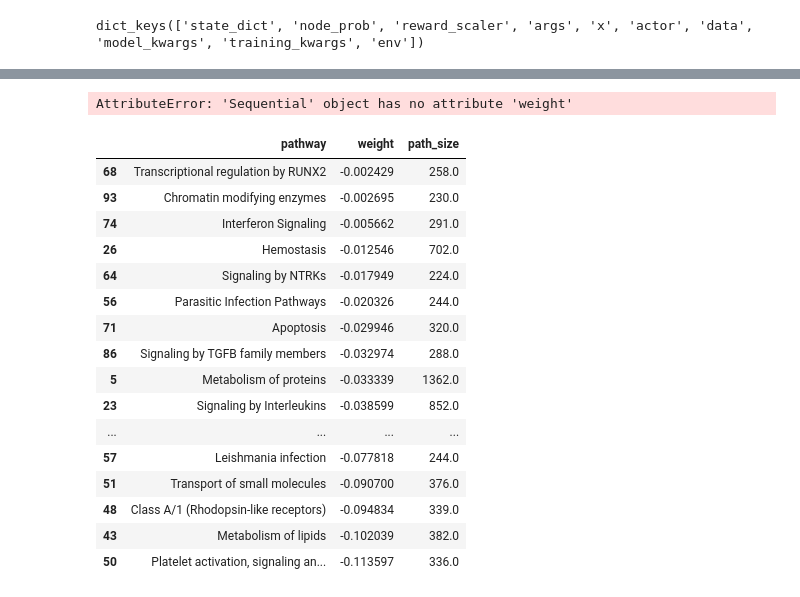
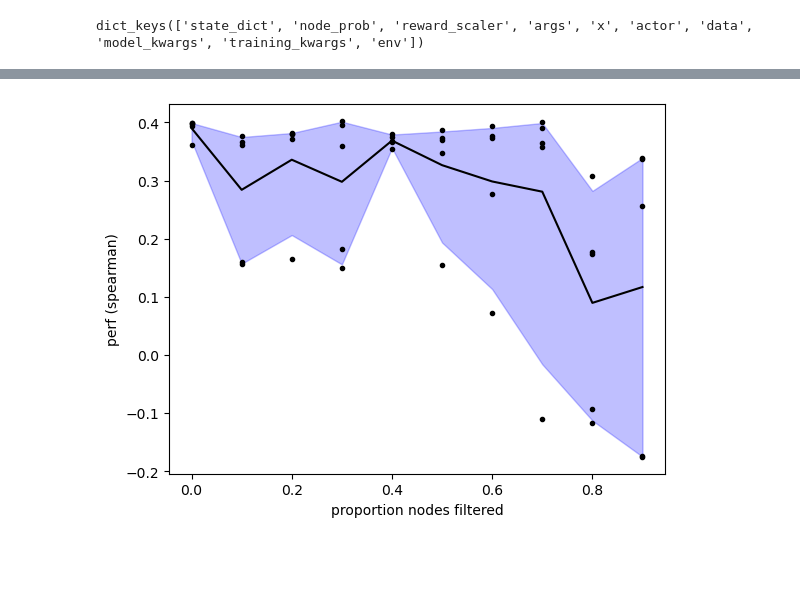
Before and after one commit to nathanieljevans/gsnn-lib, a Jupyter notebook: notebooks/_dev/devvv.ipynb, the cells around one changed output, grey strips where cells are left out. Cells and saved outputs as stored; diff of their text form; code cells hidden in the pictures; blank space fills up the shorter version.

```diff
--- a/notebooks/_dev/devvv.ipynb
+++ b/notebooks/_dev/devvv.ipynb
@@ -142,12 +206,33 @@ dict_keys(['state_dict', 'node_prob', 'reward_scaler', 'args', 'x', 'actor', 'da
 # %%
-env.model_kwargs['checkpoint'] = True
+# this should really be done with a test dataset ...
+
 env.train_dataset.root = '../../processed_data/'
 env.val_dataset.root = '../../processed_data/'
 
-qs=np.linspace(0.5,0.6, 2)
+qs=np.linspace(0., 0.9, 10)
+perfs = []
+
 for i,q in enumerate(qs):
-    print(f'progress: {i+1}/{len(qs)}', end='\r')
-    t = np.quantile(p, q=[q])[0]
-    action = torch.tensor((1.*(p>t)), dtype=torch.float32)
-    perf = env.run(action)
+    print(f'progress: {i+1}/{len(qs)}')
+    repls = []
+    for j in range(5):
+        t = np.quantile(p, q=[q])[0]
+        action = torch.tensor((1.*(p>t)), dtype=torch.float32)
+        repls.append( env.run(action) )
+    perfs.append(repls)
+
+p_mean = [np.mean(p) for p in perfs]
+p_q05 = [np.quantile(p, q=[0.05])[0] for p in perfs]
+p_q95 = [np.quantile(p, q=[0.95])[0] for p in perfs]
+
+plt.figure()
+plt.plot(qs, p_mean, 'k-')
+plt.fill_between(qs, p_q05, p_q95, color='b', alpha=0.25)
+
+for i in range(5):
+    plt.plot(qs, [p[i] for p in perfs], 'k.')
+
+plt.ylabel('perf (spearman)')
+plt.xlabel('proportion nodes filtered')
+plt.show()
 # %% [output]
@@ -155,26 +250 @@ progress: 1/2
+[figure, added]
-# %%
-
-res2 = pd.DataFrame({'pathway':data['pathway_dict']['names'], 'weight':NS.f.weight.detach().cpu().numpy().ravel().tolist(), 'path_size':data['pathway_dict']['x'].sum(dim=0)})
-res2.sort_values('weight', ascending=False).head(20)
-# %% [output]
-AttributeError: 'Sequential' object has no attribute 'weight'
-# %%
-res.sort_values('weight', ascending=False).tail(20)
-# %% [output]
-|  | pathway | weight | path_size |
-| 68 | Transcriptional regulation by RUNX2 | -0.002429 | 258.0 |
-| 93 | Chromatin modifying enzymes | -0.002695 | 230.0 |
-| 74 | Interferon Signaling | -0.005662 | 291.0 |
-| 26 | Hemostasis | -0.012546 | 702.0 |
-| 64 | Signaling by NTRKs | -0.017949 | 224.0 |
-| 56 | Parasitic Infection Pathways | -0.020326 | 244.0 |
-| 71 | Apoptosis | -0.029946 | 320.0 |
-| 86 | Signaling by TGFB family members | -0.032974 | 288.0 |
-| 5 | Metabolism of proteins | -0.033339 | 1362.0 |
-| 23 | Signaling by Interleukins | -0.038599 | 852.0 |
-| ... | ... | ... | ... |
-| 57 | Leishmania infection | -0.077818 | 244.0 |
-| 51 | Transport of small molecules | -0.090700 | 376.0 |
-| 48 | Class A/1 (Rhodopsin-like receptors) | -0.094834 | 339.0 |
-| 43 | Metabolism of lipids | -0.102039 | 382.0 |
-| 50 | Platelet activation, signaling an... | -0.113597 | 336.0 |
```
Also changed, not shown: parts of 42 cells of this notebook, 34 other files.
